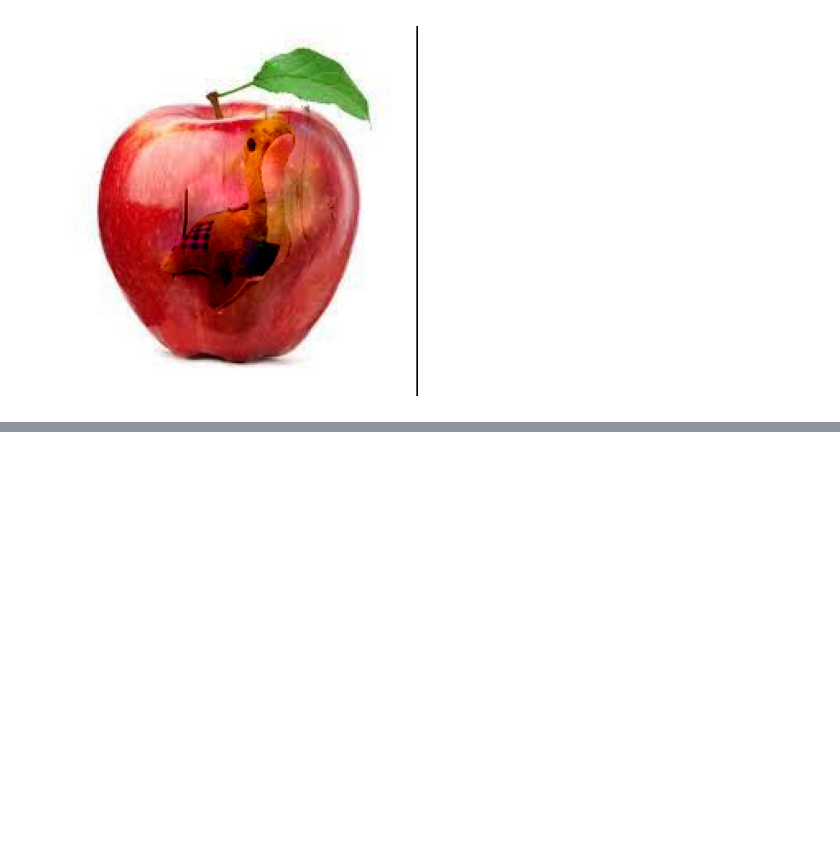
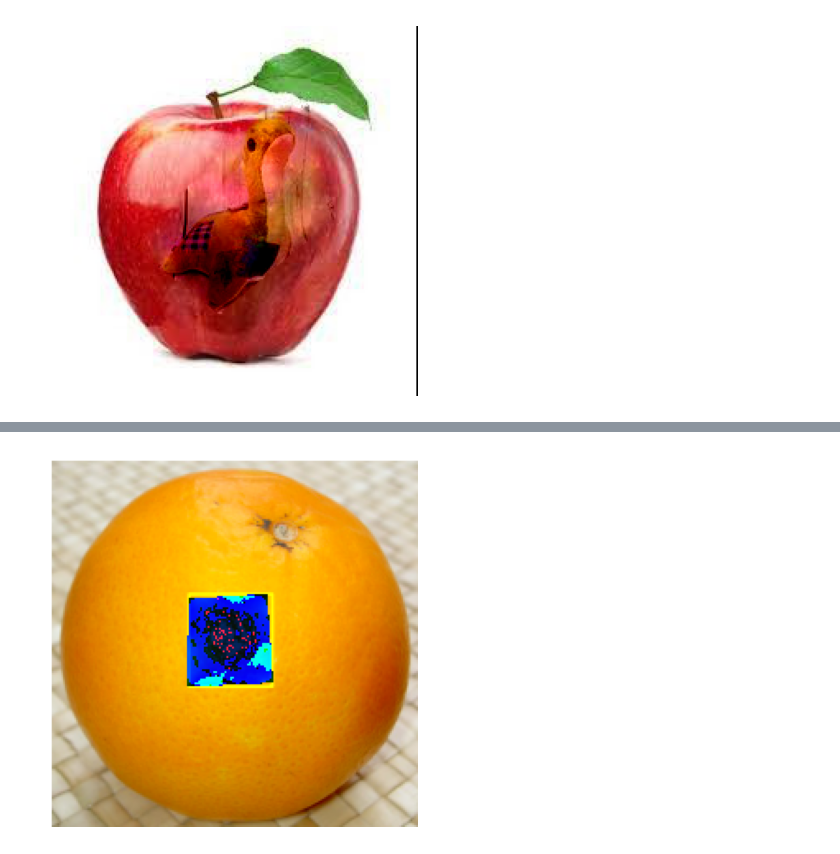
Before and after one commit to derkder/CGVI_CourseWork, a Jupyter notebook: ImageProcessing/Project/Main.ipynb, the cells around one changed output, grey strips where cells are left out. Drawn from its saved outputs; the diff is of its cells as text; code cells hidden in the pictures; blank space fills up the shorter version.

```diff
--- a/ImageProcessing/Project/Main.ipynb
+++ b/ImageProcessing/Project/Main.ipynb
@@ -472,0 +488,73 @@ plt.show()
+# %%
+%matplotlib inline
+import matplotlib.pyplot as plt
+import numpy as np
+import cv2
+from skimage import io
+from skimage.draw import polygon2mask
+from scipy.sparse.linalg import spsolve
+from scipy.sparse import lil_matrix
+from scipy import signal
+
+alpha = 0.1  # alpha值，需要调整以获得最佳效果
+beta = 0.2   # beta值，需要调整以获得最佳效果
+
+source_img_rgb = cv2.imread(img_path, cv2.IMREAD_COLOR)  # 读取RGB图像
+laplacian = np.array([[0, 1, 0], [1, -4, 1], [0, 1, 0]])
+
+# 获取图像尺寸
+image_height, image_width = source_img_rgb.shape[:2]
+# 创建多边形掩码
+mask = polygon2mask((image_height, image_width), polygon)
+
+# 获取多边形内部的像素索引
+interior_idx = np.argwhere(mask)
+
+# 处理RGB的每个通道
+for channel in range(3):
+    color_channel = source_img_rgb[:, :, channel].copy()  # 提取一个颜色通道
+
+    grad_source = signal.convolve2d(color_channel, laplacian, mode='same', boundary='fill', fillvalue=0)
+
+    # 初始化稀疏矩阵A和向量b
+    n_interior_pixels = len(interior_idx)
+    A = lil_matrix((n_interior_pixels, n_interior_pixels), dtype=float)
+    b = np.zeros(n_interior_pixels)
+
+    # 构建线性系统
+    for i, (row, col) in enumerate(interior_idx):
+        A[i, i] = 4  # 主对角线元素
+        epsilon = 1e-4
+        grad_norm = max(np.linalg.norm(grad_source[row, col]), epsilon)
+
+        # Safely compute the power and logarithm
+        log_grad_norm = np.log(grad_norm)
+        if log_grad_norm > epsilon:  # 避免负数或非常小的log值
+            b[i] -= grad_source[row, col] * (alpha ** beta * log_grad_norm ** (-beta))
+
+        for drow, dcol in [(-1, 0), (1, 0), (0, -1), (0, 1)]:  # 四个方向的邻居
+            neighbor = (row + drow, col + dcol)
+            if 0 <= neighbor[0] < image_height and 0 <= neighbor[1] < image_width:  # 确保邻居索引不超出图像边界
+                if mask[neighbor]:  # 如果邻居在内部
+                    j = np.argwhere(np.all(interior_idx == neighbor, axis=1))[0, 0]
+                    A[i, j] = -1
+                else:
+                    # 如果邻居在边界上或者在掩码外面，我们需要从源图像中获取对应的强度值
+                    b[i] -= source_img_rgb[neighbor[0], neighbor[1], channel]
+
+    # 将A矩阵转换为CSR格式
+    A_csr = A.tocsr()
+
+    # 求解线性系统
+    solution = spsolve(A_csr, b)
+
+    # 将解填充回图像的相应区域
+    for (solution_value, (row, col)) in zip(solution, interior_idx):
+        source_img_rgb[row, col, channel] = solution_value
+
+# 显示填充后的图像
+plt.imshow(cv2.cvtColor(source_img_rgb, cv2.COLOR_BGR2RGB))  # 由于CV2使用BGR格式，需要转换为RGB
+plt.axis('off')
+plt.show()
+# %% [output]
+[figure, added]
```
Also changed, not shown: parts of 7 cells of this notebook, 3 other files.
